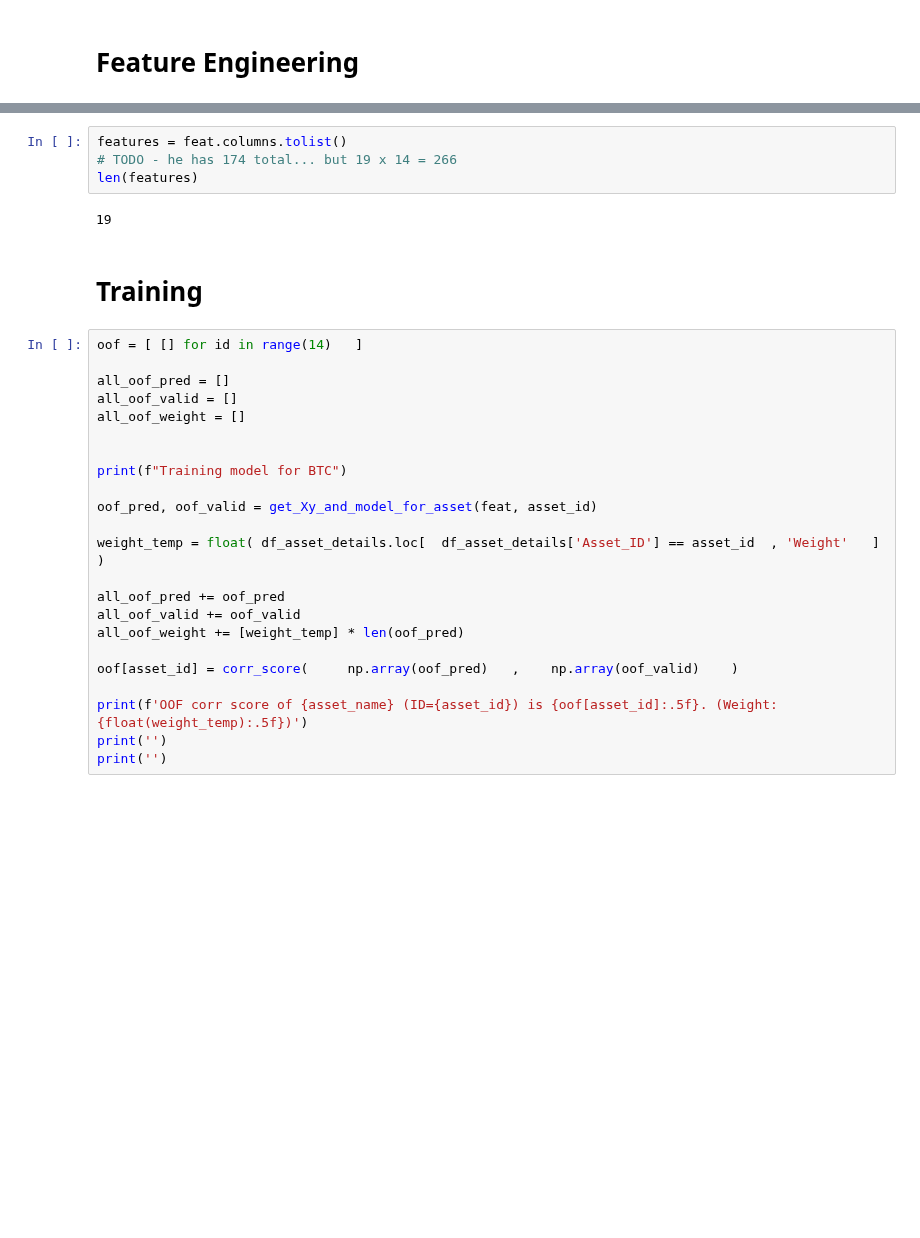
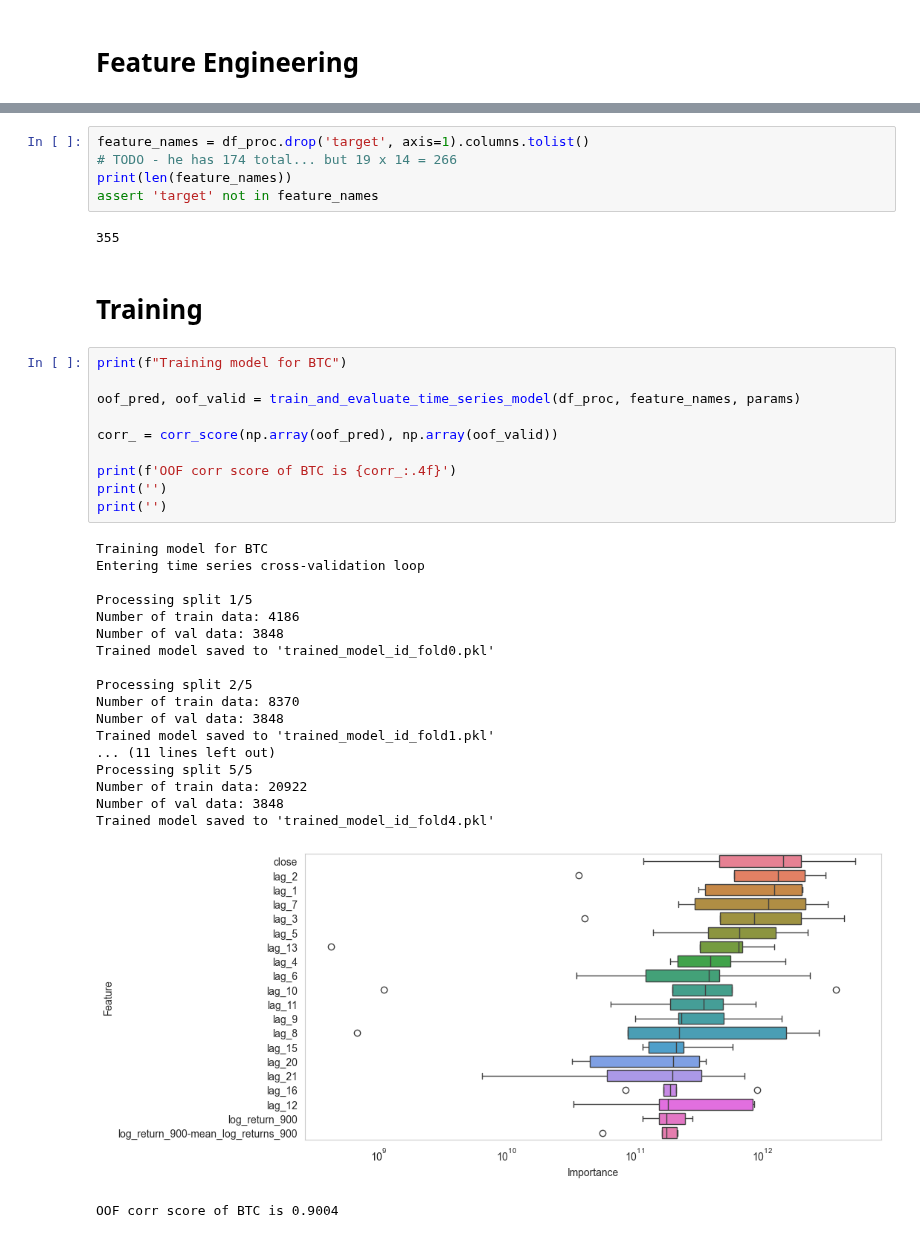
Before and after one commit to codeananda/bitcoin_price_predictor, a Jupyter notebook: 02_lightgmb_kaggle.ipynb, the cells around one changed output, grey strips where cells are left out. Drawn from its saved outputs; the diff is of its cells as text; blank space fills up the shorter version.

```diff
--- a/02_lightgmb_kaggle.ipynb
+++ b/02_lightgmb_kaggle.ipynb
@@ -156,31 +165,39 @@ feat
 # %%
-features = feat.columns.tolist()
+feature_names = df_proc.drop('target', axis=1).columns.tolist()
 # TODO - he has 174 total... but 19 x 14 = 266
-len(features)
+print(len(feature_names))
+assert 'target' not in feature_names
 # %% [output]
-19
+355
 # %% [markdown]
 # Training
 # %%
-oof = [ [] for id in range(14)   ]
-
-all_oof_pred = []
-all_oof_valid = []
-all_oof_weight = []
-
-
 print(f"Training model for BTC")
 
-oof_pred, oof_valid = get_Xy_and_model_for_asset(feat, asset_id)
+oof_pred, oof_valid = train_and_evaluate_time_series_model(df_proc, feature_names, params)
 
-weight_temp = float( df_asset_details.loc[  df_asset_details['Asset_ID'] == asset_id  , 'Weight'   ]  )
+corr_ = corr_score(np.array(oof_pred), np.array(oof_valid))
 
-all_oof_pred += oof_pred
-all_oof_valid += oof_valid
-all_oof_weight += [weight_temp] * len(oof_pred)
-
-oof[asset_id] = corr_score(     np.array(oof_pred)   ,    np.array(oof_valid)    )
-
-print(f'OOF corr score of {asset_name} (ID={asset_id}) is {oof[asset_id]:.5f}. (Weight: {float(weight_temp):.5f})')
+print(f'OOF corr score of BTC is {corr_:.4f}')
 print('')
 print('')
+# %% [output]
+Training model for BTC
+Entering time series cross-validation loop
+
+Processing split 1/5
+Number of train data: 4186
+Number of val data: 3848
+Trained model saved to 'trained_model_id_fold0.pkl'
+
+Processing split 2/5
+Number of train data: 8370
+Number of val data: 3848
+Trained model saved to 'trained_model_id_fold1.pkl'
+... (11 lines left out)
+Processing split 5/5
+Number of train data: 20922
+Number of val data: 3848
+Trained model saved to 'trained_model_id_fold4.pkl'
+[figure, added]
+OOF corr score of BTC is 0.9004
```
Also changed, not shown: parts of 23 cells of this notebook.
